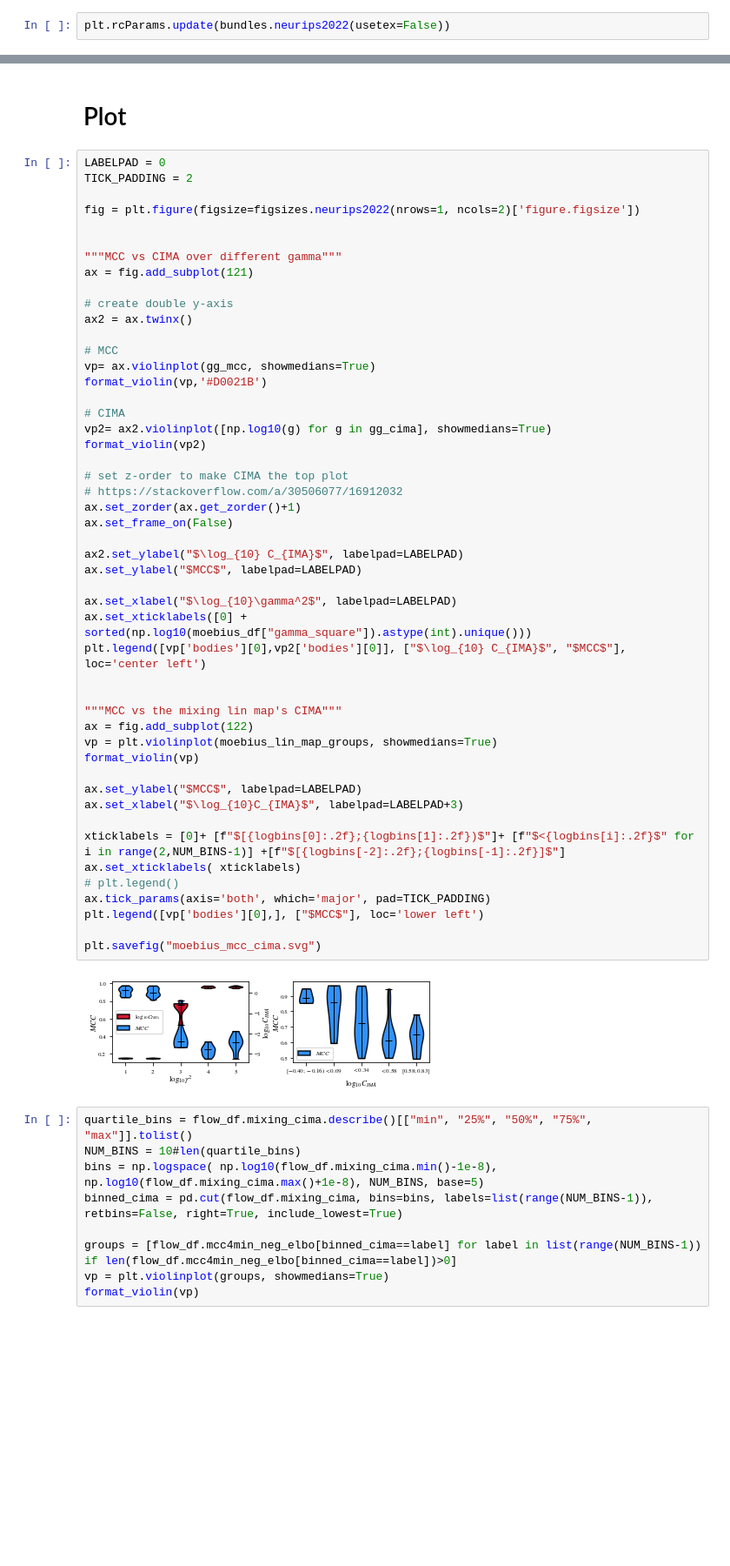
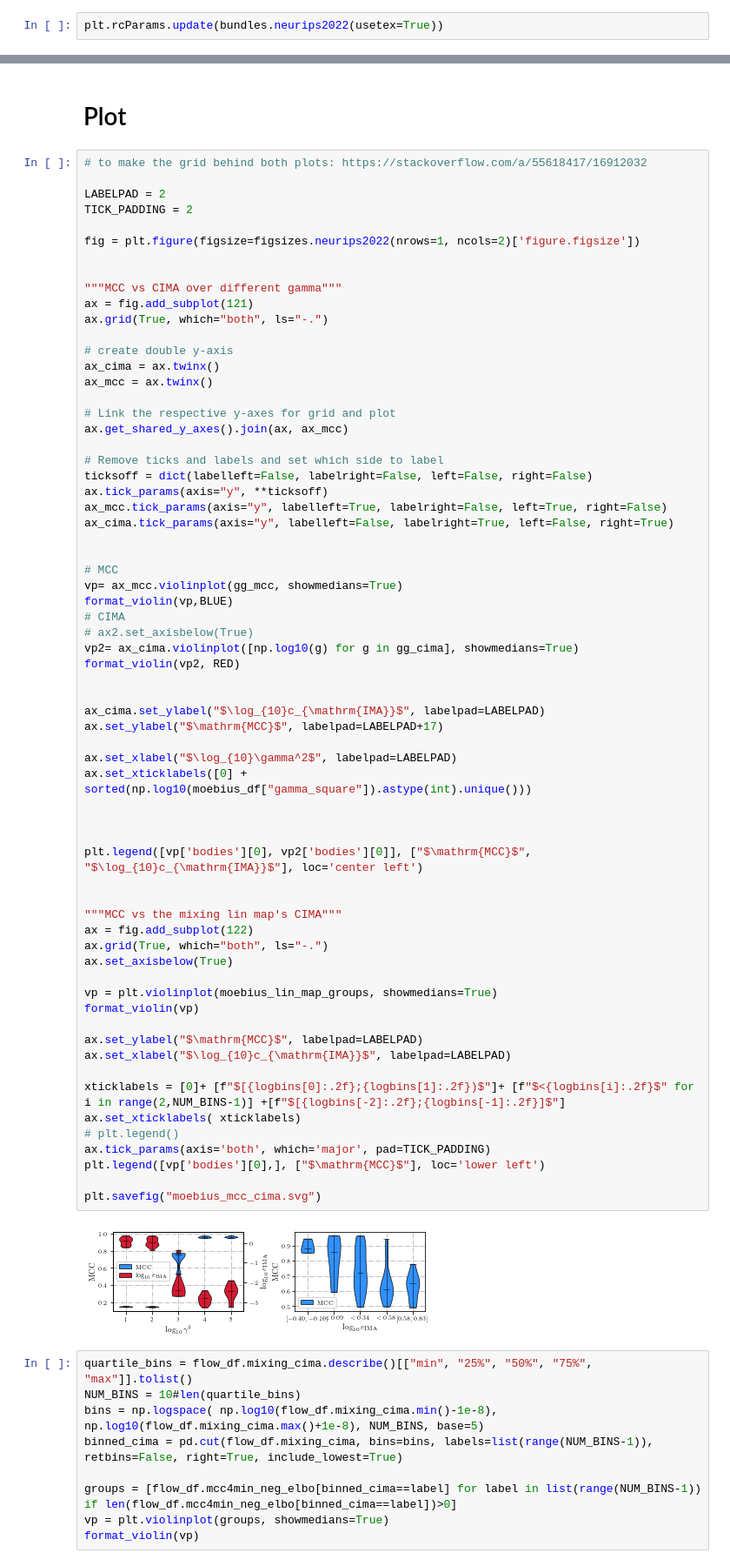
Before and after one commit to rpatrik96/ima-vae, a Jupyter notebook: notebooks/synth_plots.ipynb, the cells around one changed output, grey strips where cells are left out. Shown at 87% size. Saved outputs shown, nothing was run; the diff lists cells and outputs as text; blank space fills up the shorter version.

Commit message:
plots updated

```diff
--- a/notebooks/synth_plots.ipynb
+++ b/notebooks/synth_plots.ipynb
@@ -17,5 +17,5 @@ from analysis import sweep2df, format_violin
 # %%
-plt.rcParams.update(bundles.neurips2022(usetex=False))
+plt.rcParams.update(bundles.neurips2022(usetex=True))
 # %%
 # Constants
 ENTITY = "ima-vae"
@@ -147,56 +146,72 @@ moebius_lin_map_groups = [moebius_lin_map_df.mcc4min_neg_elbo[binned_cima==label
 # %% [markdown]
 # Plot
 # %%
-LABELPAD = 0
+# to make the grid behind both plots: https://stackoverflow.com/a/55618417/16912032
+
+LABELPAD = 2
 TICK_PADDING = 2
 
 fig = plt.figure(figsize=figsizes.neurips2022(nrows=1, ncols=2)['figure.figsize'])
 
 
 """MCC vs CIMA over different gamma"""
 ax = fig.add_subplot(121)
+ax.grid(True, which="both", ls="-.")
 
 # create double y-axis
-ax2 = ax.twinx()
+ax_cima = ax.twinx()
+ax_mcc = ax.twinx()
+
+# Link the respective y-axes for grid and plot
+ax.get_shared_y_axes().join(ax, ax_mcc)
+
+# Remove ticks and labels and set which side to label
+ticksoff = dict(labelleft=False, labelright=False, left=False, right=False)
+ax.tick_params(axis="y", **ticksoff)
+ax_mcc.tick_params(axis="y", labelleft=True, labelright=False, left=True, right=False)
+ax_cima.tick_params(axis="y", labelleft=False, labelright=True, left=False, right=True)
+
 
 # MCC
-vp= ax.violinplot(gg_mcc, showmedians=True)
-format_violin(vp,'#D0021B')
+vp= ax_mcc.violinplot(gg_mcc, showmedians=True)
+format_violin(vp,BLUE)
+# CIMA
+# ax2.set_axisbelow(True)
+vp2= ax_cima.violinplot([np.log10(g) for g in gg_cima], showmedians=True)
+format_violin(vp2, RED)
 
-# CIMA
-vp2= ax2.violinplot([np.log10(g) for g in gg_cima], showmedians=True)
-format_violin(vp2)
 
-# set z-order to make CIMA the top plot
-# https://stackoverflow.com/a/30506077/16912032
-ax.set_zorder(ax.get_zorder()+1)
-ax.set_frame_on(False)
-
-ax2.set_ylabel("$\log_{10} C_{IMA}$", labelpad=LABELPAD)
-ax.set_ylabel("$MCC$", labelpad=LABELPAD)
+ax_cima.set_ylabel("$\log_{10}c_{\mathrm{IMA}}$", labelpad=LABELPAD)
+ax.set_ylabel("$\mathrm{MCC}$", labelpad=LABELPAD+17)
 
 ax.set_xlabel("$\log_{10}\gamma^2$", labelpad=LABELPAD)
 ax.set_xticklabels([0] + sorted(np.log10(moebius_df["gamma_square"]).astype(int).unique()))
-plt.legend([vp['bodies'][0],vp2['bodies'][0]], ["$\log_{10} C_{IMA}$", "$MCC$"], loc='center left')
+
+
+
+plt.legend([vp['bodies'][0], vp2['bodies'][0]], ["$\mathrm{MCC}$", "$\log_{10}c_{\mathrm{IMA}}$"], loc='center left')
 
 
 """MCC vs the mixing lin map's CIMA"""
 ax = fig.add_subplot(122)
+ax.grid(True, which="both", ls="-.")
+ax.set_axisbelow(True)
+
 vp = plt.violinplot(moebius_lin_map_groups, showmedians=True)
 format_violin(vp)
 
-ax.set_ylabel("$MCC$", labelpad=LABELPAD)
-ax.set_xlabel("$\log_{10}C_{IMA}$", labelpad=LABELPAD+3)
+ax.set_ylabel("$\mathrm{MCC}$", labelpad=LABELPAD)
+ax.set_xlabel("$\log_{10}c_{\mathrm{IMA}}$", labelpad=LABELPAD)
 
 xticklabels = [0]+ [f"$[{logbins[0]:.2f};{logbins[1]:.2f})$"]+ [f"$<{logbins[i]:.2f}$" for i in range(2,NUM_BINS-1)] +[f"$[{logbins[-2]:.2f};{logbins[-1]:.2f}]$"]
 ax.set_xticklabels( xticklabels)
 # plt.legend()
 ax.tick_params(axis='both', which='major', pad=TICK_PADDING)
-plt.legend([vp['bodies'][0],], ["$MCC$"], loc='lower left')
+plt.legend([vp['bodies'][0],], ["$\mathrm{MCC}$"], loc='lower left')
 
 plt.savefig("moebius_mcc_cima.svg")
 # %% [output]
-[figure, old version]
+[figure, new version]
 # %%
 quartile_bins = flow_df.mixing_cima.describe()[["min", "25%", "50%", "75%", "max"]].tolist()
 NUM_BINS = 10#len(quartile_bins)
```
Also changed, not shown: parts of 8 cells of this notebook, 3 other files.
